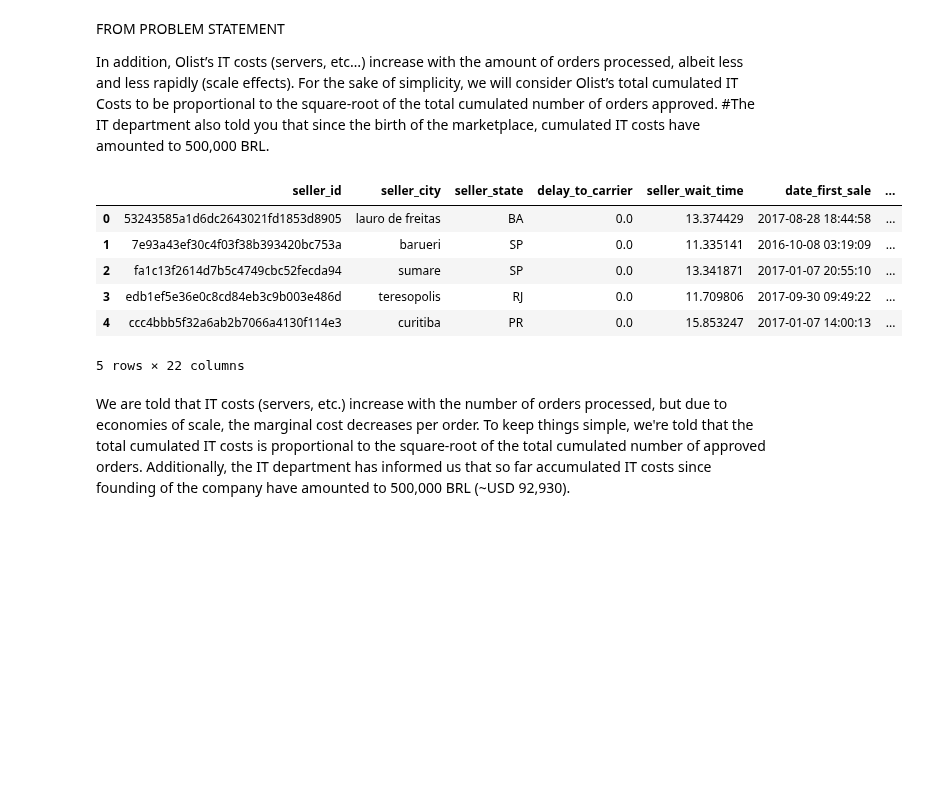
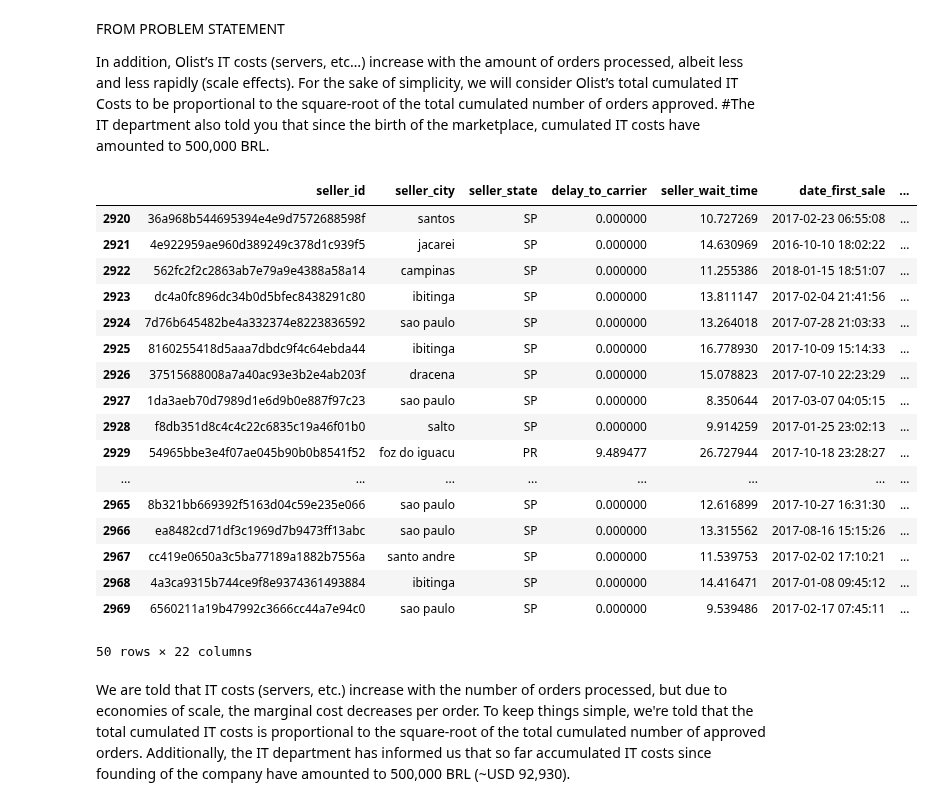
Before and after one commit to phlln/olist-analysis, a Jupyter notebook: notebooks/ceo_request-Phil-UPDATED.ipynb, the cells around one changed output. Cells and saved outputs as stored; diff of their text form; code cells hidden in the pictures; blank space fills up the shorter version.

```diff
--- a/notebooks/ceo_request-Phil-UPDATED.ipynb
+++ b/notebooks/ceo_request-Phil-UPDATED.ipynb
@@ -352,16 +316,27 @@ For the sake of simplicity, we will consider Olist’s total cumulated IT Costs
 #The IT department also told you that since the birth of the marketplace, cumulated IT costs have amounted to 500,000 BRL.
 # %%
 #Profits per number of sellers removed [DO AFTER FACTOR IN IT COSTS]
-# %%
-sellers.head(5)
-# %% [output]
-|  | seller_id | seller_city | seller_state | delay_to_carrier | seller_wait_time | date_first_sale | ... |
-| 0 | 53243585a1d6dc2643021fd1853d8905 | lauro de freitas | BA | 0.0 | 13.374429 | 2017-08-28 18:44:58 | ... |
-| 1 | 7e93a43ef30c4f03f38b393420bc753a | barueri | SP | 0.0 | 11.335141 | 2016-10-08 03:19:09 | ... |
-| 2 | fa1c13f2614d7b5c4749cbc52fecda94 | sumare | SP | 0.0 | 13.341871 | 2017-01-07 20:55:10 | ... |
-| 3 | edb1ef5e36e0c8cd84eb3c9b003e486d | teresopolis | RJ | 0.0 | 11.709806 | 2017-09-30 09:49:22 | ... |
-| 4 | ccc4bbb5f32a6ab2b7066a4130f114e3 | curitiba | PR | 0.0 | 15.853247 | 2017-01-07 14:00:13 | ... |
-5 rows × 22 columns
+# %%
+sellers.tail(50)
+# %% [output]
+|  | seller_id | seller_city | seller_state | delay_to_carrier | seller_wait_time | date_first_sale | ... |
+| 2920 | 36a968b544695394e4e9d7572688598f | santos | SP | 0.000000 | 10.727269 | 2017-02-23 06:55:08 | ... |
+| 2921 | 4e922959ae960d389249c378d1c939f5 | jacarei | SP | 0.000000 | 14.630969 | 2016-10-10 18:02:22 | ... |
+| 2922 | 562fc2f2c2863ab7e79a9e4388a58a14 | campinas | SP | 0.000000 | 11.255386 | 2018-01-15 18:51:07 | ... |
+| 2923 | dc4a0fc896dc34b0d5bfec8438291c80 | ibitinga | SP | 0.000000 | 13.811147 | 2017-02-04 21:41:56 | ... |
+| 2924 | 7d76b645482be4a332374e8223836592 | sao paulo | SP | 0.000000 | 13.264018 | 2017-07-28 21:03:33 | ... |
+| 2925 | 8160255418d5aaa7dbdc9f4c64ebda44 | ibitinga | SP | 0.000000 | 16.778930 | 2017-10-09 15:14:33 | ... |
+| 2926 | 37515688008a7a40ac93e3b2e4ab203f | dracena | SP | 0.000000 | 15.078823 | 2017-07-10 22:23:29 | ... |
+| 2927 | 1da3aeb70d7989d1e6d9b0e887f97c23 | sao paulo | SP | 0.000000 | 8.350644 | 2017-03-07 04:05:15 | ... |
+| 2928 | f8db351d8c4c4c22c6835c19a46f01b0 | salto | SP | 0.000000 | 9.914259 | 2017-01-25 23:02:13 | ... |
+| 2929 | 54965bbe3e4f07ae045b90b0b8541f52 | foz do iguacu | PR | 9.489477 | 26.727944 | 2017-10-18 23:28:27 | ... |
+| ... | ... | ... | ... | ... | ... | ... | ... |
+| 2965 | 8b321bb669392f5163d04c59e235e066 | sao paulo | SP | 0.000000 | 12.616899 | 2017-10-27 16:31:30 | ... |
+| 2966 | ea8482cd71df3c1969d7b9473ff13abc | sao paulo | SP | 0.000000 | 13.315562 | 2017-08-16 15:15:26 | ... |
+| 2967 | cc419e0650a3c5ba77189a1882b7556a | santo andre | SP | 0.000000 | 11.539753 | 2017-02-02 17:10:21 | ... |
+| 2968 | 4a3ca9315b744ce9f8e9374361493884 | ibitinga | SP | 0.000000 | 14.416471 | 2017-01-08 09:45:12 | ... |
+| 2969 | 6560211a19b47992c3666cc44a7e94c0 | sao paulo | SP | 0.000000 | 9.539486 | 2017-02-17 07:45:11 | ... |
+50 rows × 22 columns
 # %% [markdown]
 We are told that IT costs (servers, etc.) increase with the number of orders processed, but due to economies of scale, the marginal cost decreases per order. To keep things simple, we're told that the total cumulated IT costs is proportional to the square-root of the total cumulated number of approved orders. Additionally, the IT department has informed us that so far accumulated IT costs since founding of the company have amounted to 500,000 BRL (~USD 92,930).
 # %% [markdown]
```
Also changed, not shown: parts of 39 cells of this notebook.
